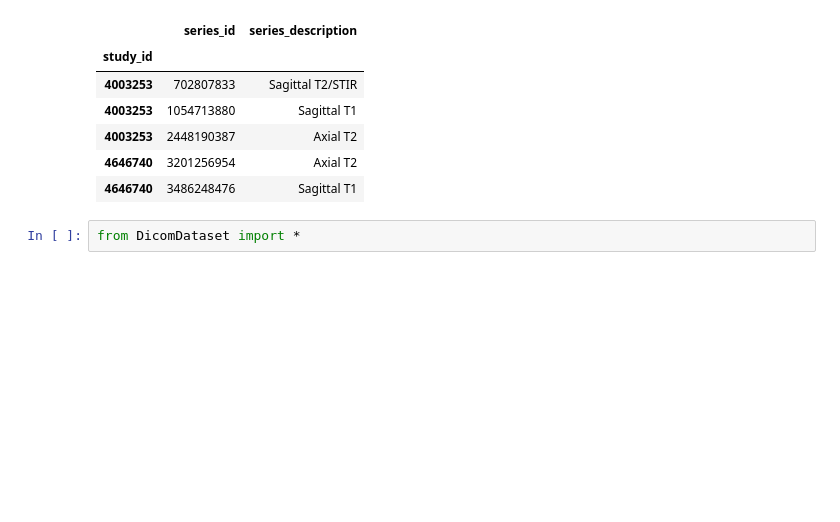
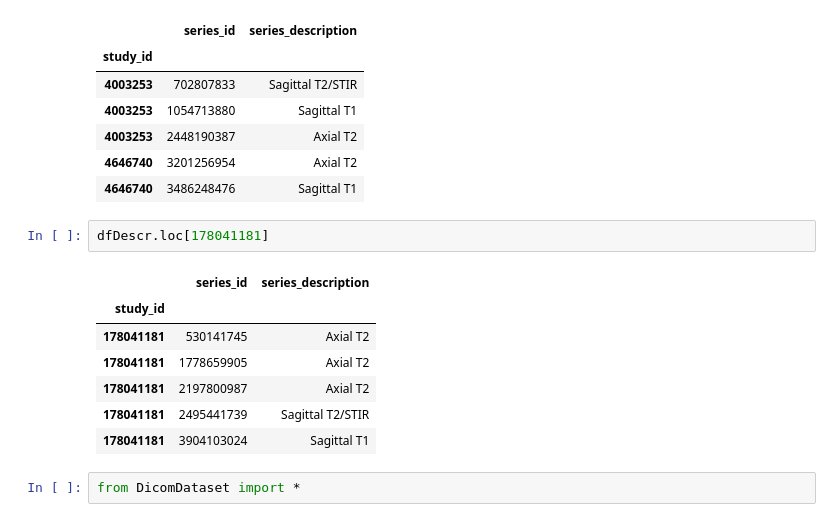
Before and after one commit to m5k5/RSNA2024, a Jupyter notebook: datasetCreation.ipynb, the cells around one changed output. Saved outputs shown, nothing was run; the diff lists cells and outputs as text; blank space fills up the shorter version.

```diff
--- a/datasetCreation.ipynb
+++ b/datasetCreation.ipynb
@@ -55,6 +55,16 @@ dfDescr.head()
 | 4003253 | 2448190387 | Axial T2 |
 | 4646740 | 3201256954 | Axial T2 |
 | 4646740 | 3486248476 | Sagittal T1 |
+# %%
+dfDescr.loc[178041181]
+# %% [output]
+|  | series_id | series_description |
+| study_id |  |  |
+| 178041181 | 530141745 | Axial T2 |
+| 178041181 | 1778659905 | Axial T2 |
+| 178041181 | 2197800987 | Axial T2 |
+| 178041181 | 2495441739 | Sagittal T2/STIR |
+| 178041181 | 3904103024 | Sagittal T1 |
 # %%
 from DicomDataset import *
 # %% [markdown]
```
Also changed, not shown: parts of 6 cells of this notebook, 2 other files.
